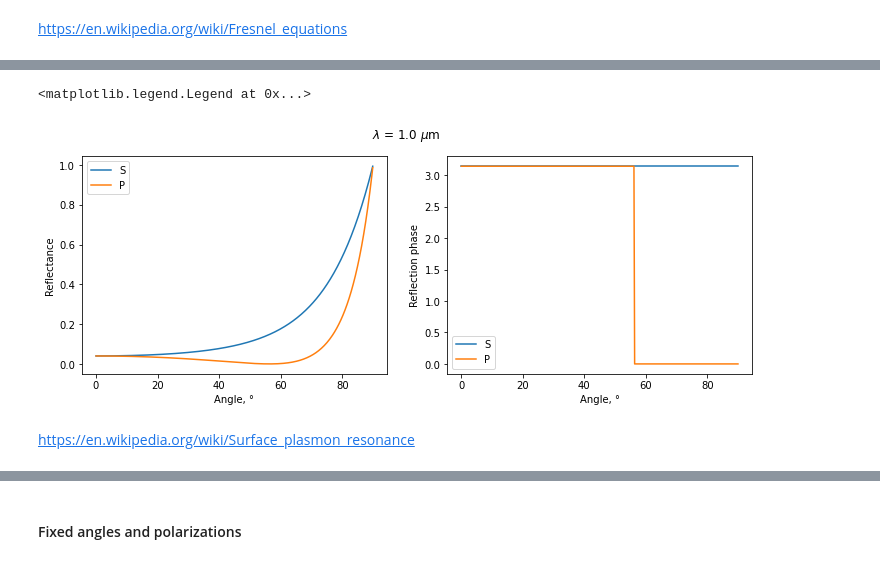
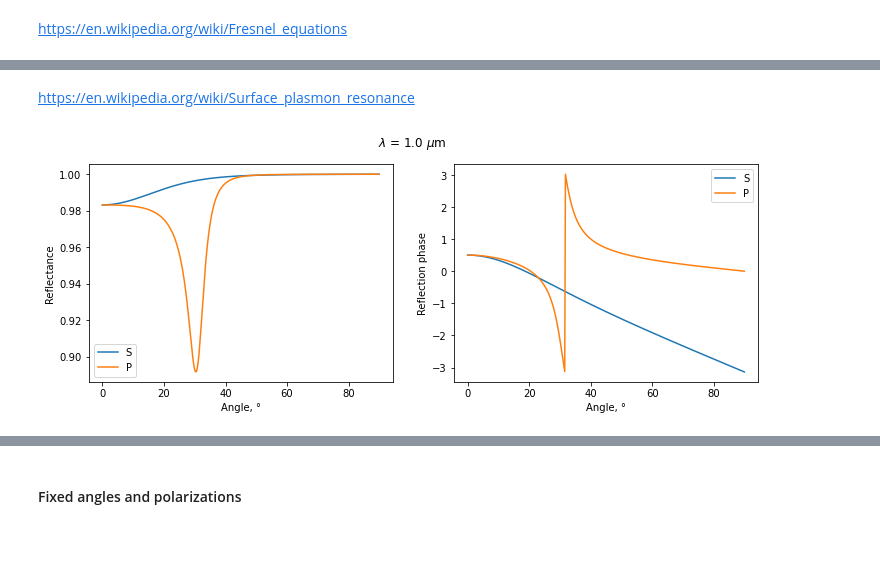
Before and after one commit to Alhkad/transfer_matrix, a Jupyter notebook: demo/transfer_matrix.ipynb, the cells around one changed output, grey strips where cells are left out. Cells and saved outputs as stored; diff of their text form; code cells hidden in the pictures.

Commit message:
renaming and adding new structures

```diff
--- a/demo/transfer_matrix.ipynb
+++ b/demo/transfer_matrix.ipynb
@@ -16,5 +19,22 @@ listdir('structures')
 # %% [markdown]
 #### Fixed wavelenght
+# %%
+def plot_predictions_fixed_wavelenght(model, lambd=1., polarizations='SP'):
+    fig, (ax1, ax2) = plt.subplots(1, 2, figsize=(12, 4))
+    for polarization in polarizations:
+        angles, reflection_coefs = model.get_reflection_coefs_fixed_wavelength(lambd, polarization)
+        ax1.plot(angles, np.square(np.abs(reflection_coefs)), label='{}'.format(polarization))
+        ax2.plot(angles, np.angle(reflection_coefs), label='{}'.format(polarization))
+
+
+    fig.suptitle('$\lambda$ = {} $\mu$m'.format(lambd))
+    ax1.set_xlabel('Angle, °')
+    ax1.set_ylabel('Reflectance')
+    ax1.legend()
+
+    ax2.set_xlabel('Angle, °')
+    ax2.set_ylabel('Reflection phase')
+    ax2.legend()
 # %% [markdown]
 https://en.wikipedia.org/wiki/Fresnel_equations
 # %%
@@ -22,26 +45,7 @@ model = LayeredStructure('structures/simple_interface.txt')
-# %%
-lambd = 1.
-polarizations = ['S', 'P']
-
-fig, (ax1, ax2) = plt.subplots(1, 2, figsize=(12, 4))
-for polarization in polarizations:
-    angles, reflection_coefs = model.get_reflection_coefs_fixed_wavelength(lambd, polarization)
-    ax1.plot(angles, np.square(np.abs(reflection_coefs)), label='{}'.format(polarization))
-    ax2.plot(angles, np.angle(reflection_coefs), label='{}'.format(polarization))
-
-
-fig.suptitle('$\lambda$ = {} $\mu$m'.format(lambd))
-ax1.set_xlabel('Angle, °')
-ax1.set_ylabel('Reflectance')
-ax1.legend()
-
-ax2.set_xlabel('Angle, °')
-ax2.set_ylabel('Reflection phase')
-ax2.legend()
-# %% [output]
-<matplotlib.legend.Legend at 0x...>
-[figure, removed]
 # %% [markdown]
 https://en.wikipedia.org/wiki/Surface_plasmon_resonance
 # %%
-model = LayeredStructure('structures/surface_plasmon_resonance.txt')
+model = LayeredStructure('structures/surface_plasmon_resonance_gold.txt')
+plot_predictions_fixed_wavelenght(model, lambd=1., polarizations='SP')
+# %% [output]
+[figure, added]
```
Also changed, not shown: parts of 9 cells of this notebook, 2 other files.
